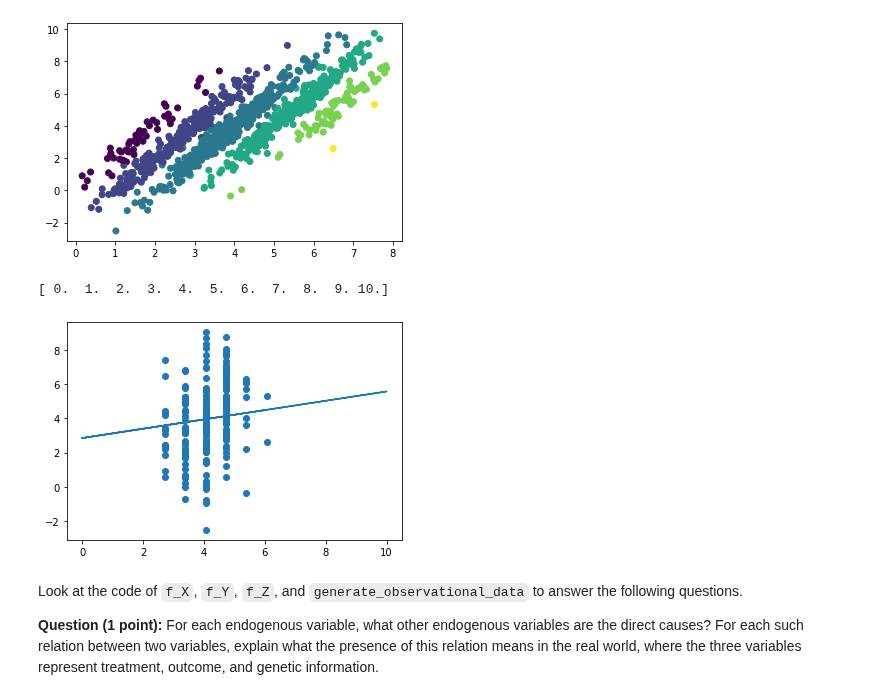
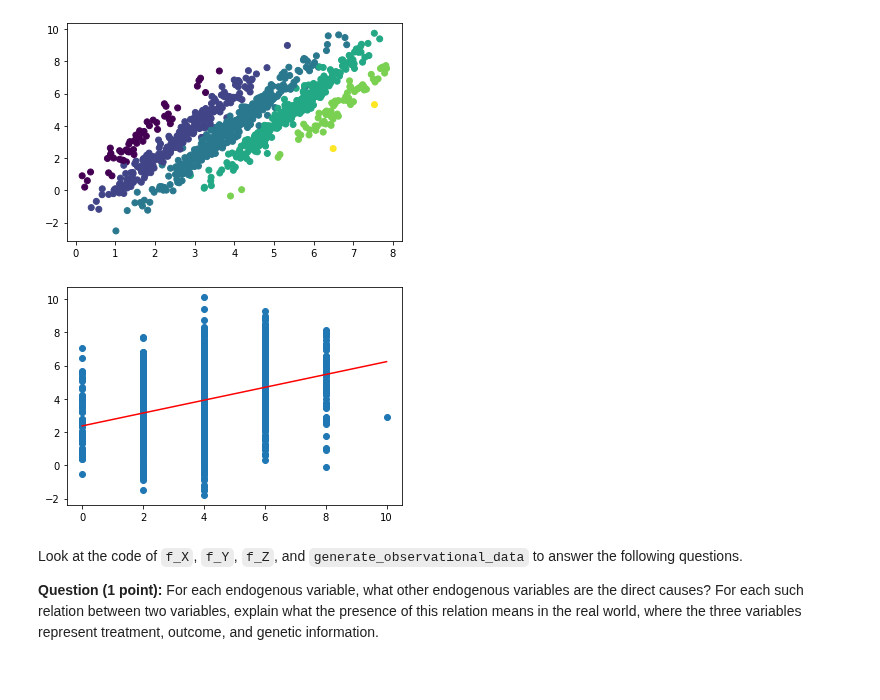
Before and after one commit to idangrady/INFOMAML, a Jupyter notebook: Programming_Assignments/Assignment_3/AML_assignment3.ipynb, the cells around one changed output. Saved outputs shown, nothing was run; the diff lists cells and outputs as text; code cells hidden in the pictures.

```diff
--- a/Programming_Assignments/Assignment_3/AML_assignment3.ipynb
+++ b/Programming_Assignments/Assignment_3/AML_assignment3.ipynb
@@ -73,27 +72,27 @@ plt.show()
 #split
 x_train, x_test, y_train, y_test = train_test_split(x, y, test_size=0.2, random_state=123)
 
-#clip
-x_train = np.clip(x_train,0,10)
-x_test= np.clip(x_test,0,10)
+# #clip
+# x_train = np.clip(x_train,0,11)
+# x_test= np.clip(x_test,0,11)
 #prediction
 model = LinearRegression()
 model.fit(x_train.reshape(-1,1),y_train)
 predict = model.predict(x_test.reshape(-1,1))
 # %%
 #plot
-plt.scatter(predict, y_test)
+plt.scatter(x, y)
 
-reg_curve = np.linspace(x_test.min(), x_test.max(), int(x_test.max()- x_test.min() + 1))
-m, b = np.polyfit(np.squeeze(x_test), y_test, 1)
+reg_x = np.linspace(x_test.min(), x_test.max(), int(x_test.max()- x_test.min() + 1))
+reg_curve = model.predict(reg_x.reshape(-1,1))
+# m, b = np.polyfit(np.squeeze(x_test), y_test, 1)
 
-plt.plot(np.squeeze(x_test), m*np.squeeze(x_test) + b)
+plt.plot(reg_x, reg_curve, c="red")
 
-print(reg_curve)
+# print(reg_curve)
 plt.show()
 # %% [output]
-[ 0.  1.  2.  3.  4.  5.  6.  7.  8.  9. 10.]
-[figure, old version]
+[figure, new version]
 # %% [markdown]
 Look at the code of `f_X`, `f_Y`, `f_Z`, and `generate_observational_data` to answer the following questions.
 
```
Also changed, not shown: parts of 8 cells of this notebook.
